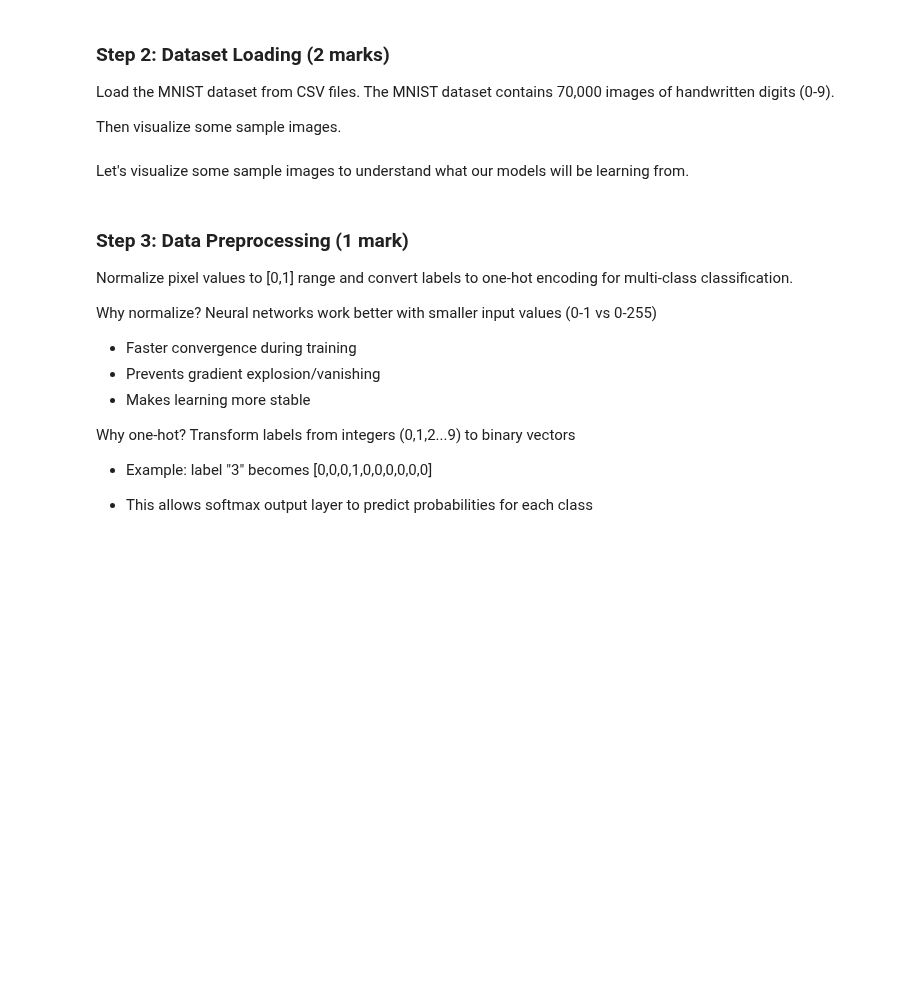
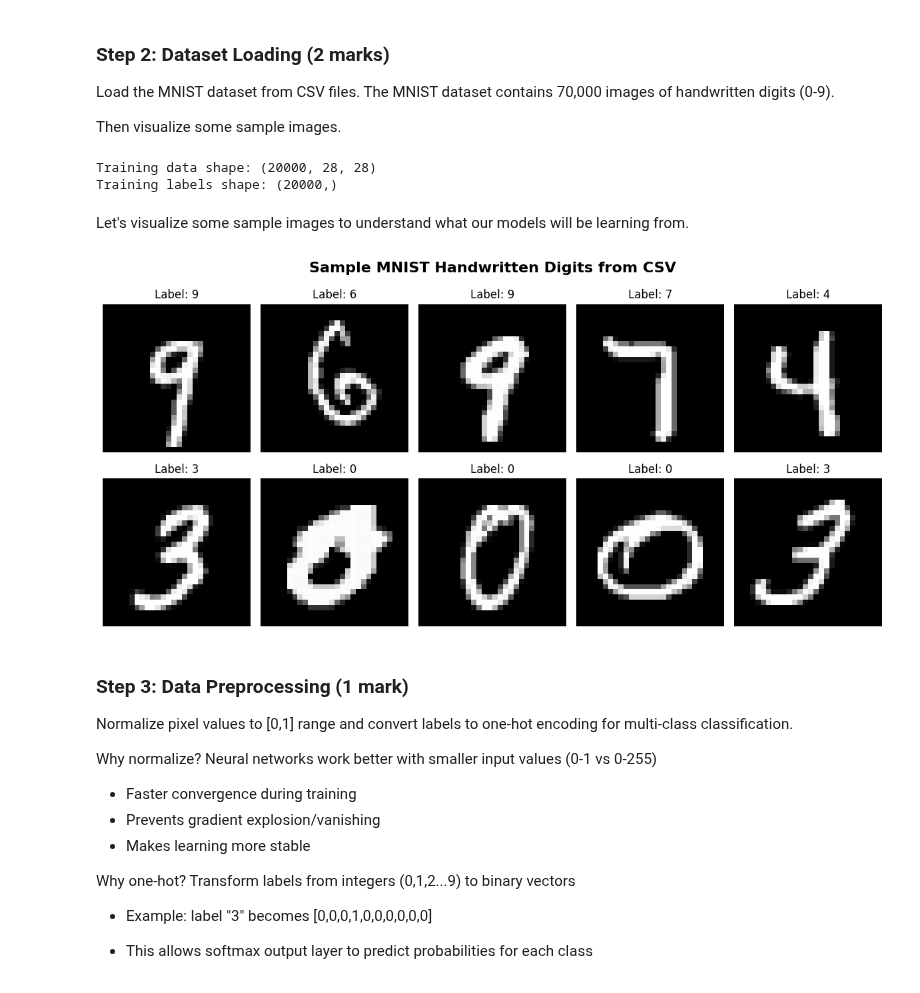
Before and after one commit to hRazaRizvi/ENGG680_2025_Fall, a Jupyter notebook: Lab_Assignment2/Assignment2.ipynb, the cells around one changed output. Drawn from its saved outputs; the diff is of its cells as text; code cells hidden in the pictures; blank space fills up the shorter version.

```diff
--- a/Lab_Assignment2/Assignment2.ipynb
+++ b/Lab_Assignment2/Assignment2.ipynb
@@ -1169,55 +1170,66 @@ Load the MNIST dataset from CSV files. The MNIST dataset contains 70,000 images
 Then visualize some sample images.
 # %%
 # Load MNIST dataset from CSV files
-train_csv_path =
-test_csv_path =
+train_csv_path = '/content/sample_data/mnist_train_small.csv'
+test_csv_path = '/content/sample_data/mnist_test.csv'
+
+train_data = pd.read_csv(train_csv_path)
+test_data = pd.read_csv(test_csv_path)
 
 # Load training data
 # The first line is the label, the rest are pixel values
-# (0.5 marks)
-train_data =
-y_train =
-X_train =
+train_data = pd.read_csv(train_csv_path, header=None)
+y_train = train_data.iloc[:, 0].values
+X_train = train_data.iloc[:, 1:].values
 
 # CSV stores each image as a single row of 784 pixels, but we need 28x28 matrix for image processing
 # Reshape from flat array (784,) to 2D image format (28, 28)
-# (0.5 marks)
-X_train =
+X_train = X_train.reshape(X_train.shape[0], 28, 28)
 
 # Load test data (0.5 marks)
-test_data =
-y_test =
-X_test =
+test_data = pd.read_csv(test_csv_path, header=None)
+y_test = test_data.iloc[:, 0].values
+X_test = test_data.iloc[:, 1:].values
+X_test = X_test.reshape(X_test.shape[0], 28, 28)
 
 # Reshape test data to match training data format (0.5 marks)
-X_test =
+X_test = X_test.reshape(X_test.shape[0], 28, 28)
 
 # Display the shapes of training and test sets
+print("Training data shape:", X_train.shape)
+print("Training labels shape:", y_train.shape)
+# %% [output]
+Training data shape: (20000, 28, 28)
+Training labels shape: (20000,)
 # %% [markdown]
 Let's visualize some sample images to understand what our models will be learning from.
 # %%
 # Visualize sample images from the dataset as a grid of 10 images (2 rows x 5 columns)
+# Plot 10 random sample images
 fig, axes = plt.subplots(2, 5, figsize=(12, 6))
-fig.suptitle('Sample MNIST Handwritten Digits', fontsize=16, fontweight='bold')
+fig.suptitle('Sample MNIST Handwritten Digits from CSV', fontsize=16, fontweight='bold')
 
-# Display 10 random samples
-# Use a loop
-for i in range(10):
+# Set random seed for reproducibility
+random.seed(42)
+
+# Pick 10 unique random indices
+indices = random.sample(range(len(X_train)), 10)
+
+for i, idx in enumerate(indices):
     row = i // 5
     col = i % 5
 
-    # Get a random sample
-    idx = np.random.randint(0, len(X_train))
     image = X_train[idx]
     label = y_train[idx]
 
-    # Display the image
     axes[row, col].imshow(image, cmap='gray')
     axes[row, col].set_title(f'Label: {label}', fontsize=12)
     axes[row, col].axis('off')
 
 plt.tight_layout()
 plt.show()
+# %% [output]
+[figure, added]
 # %% [markdown]
 ### Step 3: Data Preprocessing (1 mark)
 
```
Also changed, not shown: parts of 5 cells of this notebook.
